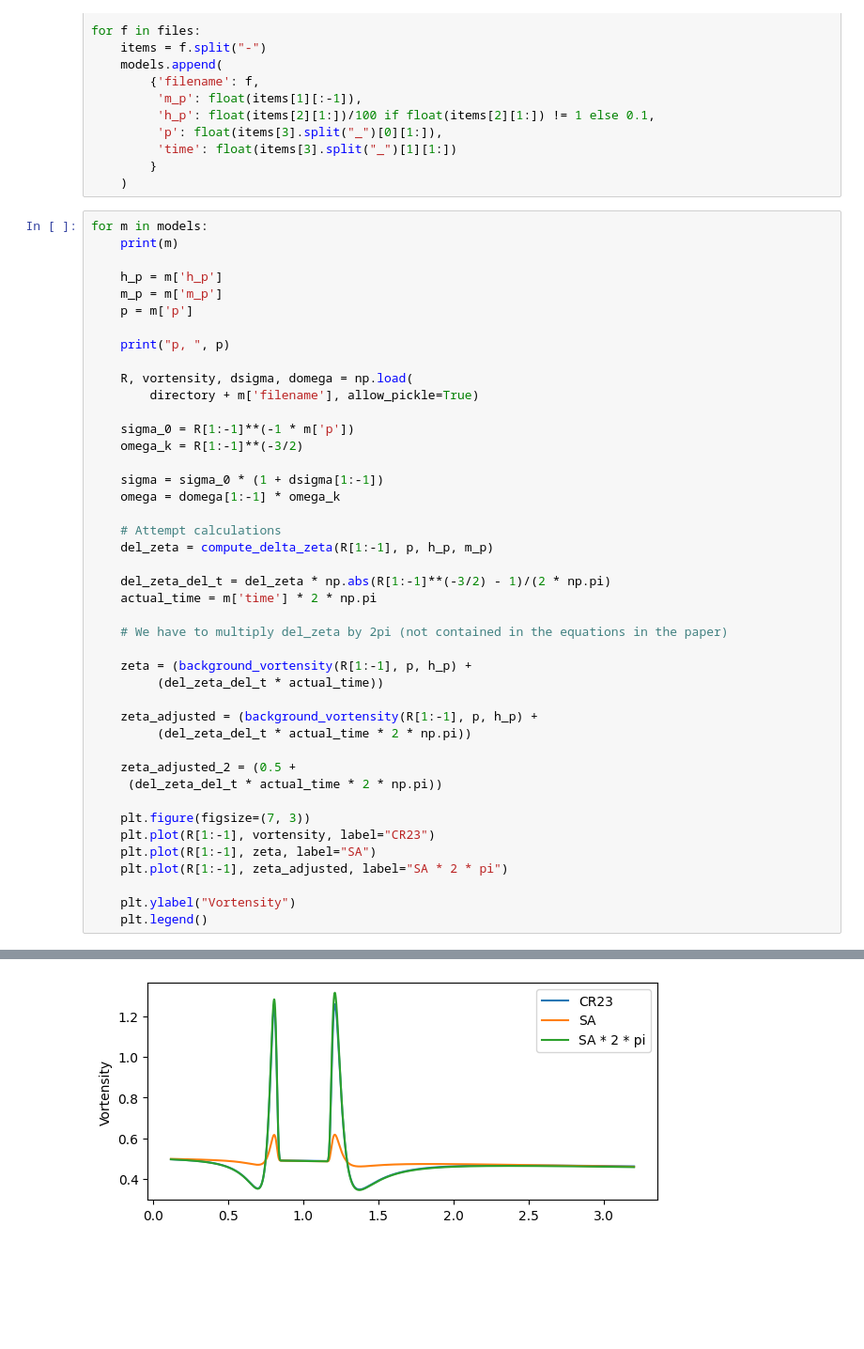
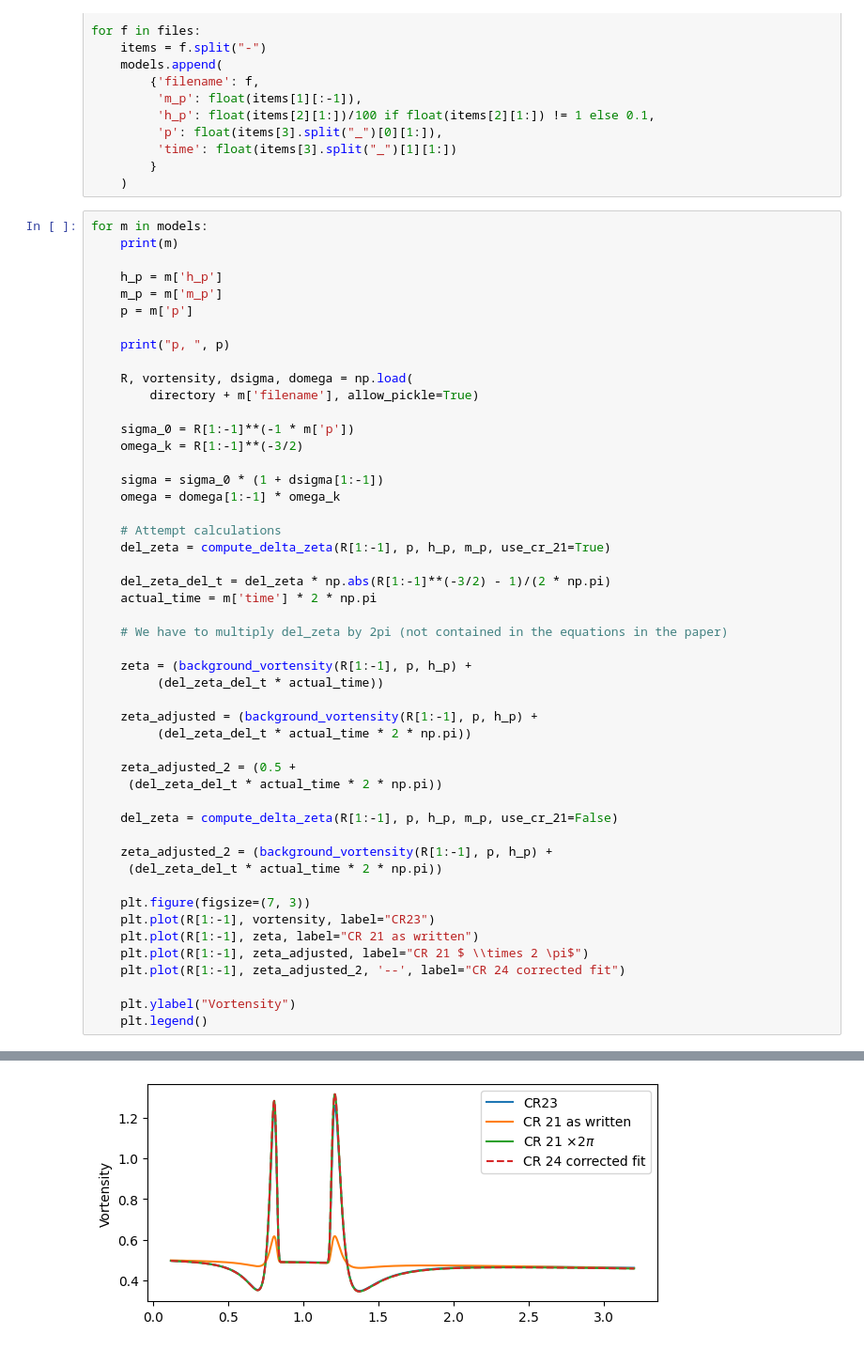
Before and after one commit to cordwella/vortensity_evolution, a Jupyter notebook: Example.ipynb, the cells around one changed output, grey strips where cells are left out. Shown at 94% size. Saved outputs shown, nothing was run; the diff lists cells and outputs as text; blank space fills up the shorter version.

```diff
--- a/Example.ipynb
+++ b/Example.ipynb
@@ -84,7 +83,7 @@ for m in models:
     omega = domega[1:-1] * omega_k
 
     # Attempt calculations
-    del_zeta = compute_delta_zeta(R[1:-1], p, h_p, m_p)
+    del_zeta = compute_delta_zeta(R[1:-1], p, h_p, m_p, use_cr_21=True)
 
     del_zeta_del_t = del_zeta * np.abs(R[1:-1]**(-3/2) - 1)/(2 * np.pi)
     actual_time = m['time'] * 2 * np.pi
@@ -100,10 +99,16 @@ for m in models:
     zeta_adjusted_2 = (0.5 +
      (del_zeta_del_t * actual_time * 2 * np.pi))
 
+    del_zeta = compute_delta_zeta(R[1:-1], p, h_p, m_p, use_cr_21=False)
+
+    zeta_adjusted_2 = (background_vortensity(R[1:-1], p, h_p) +
+     (del_zeta_del_t * actual_time * 2 * np.pi))
+
     plt.figure(figsize=(7, 3))
     plt.plot(R[1:-1], vortensity, label="CR23")
-    plt.plot(R[1:-1], zeta, label="SA")
-    plt.plot(R[1:-1], zeta_adjusted, label="SA * 2 * pi")
+    plt.plot(R[1:-1], zeta, label="CR 21 as written")
+    plt.plot(R[1:-1], zeta_adjusted, label="CR 21 $ \\times 2 \pi$")
+    plt.plot(R[1:-1], zeta_adjusted_2, '--', label="CR 24 corrected fit")
 
     plt.ylabel("Vortensity")
     plt.legend()
@@ -120 +125 @@ p,  0.0
-[figure, old version]
+[figure, new version]
```
Also changed, not shown: parts of 9 cells of this notebook, 15 other files.
